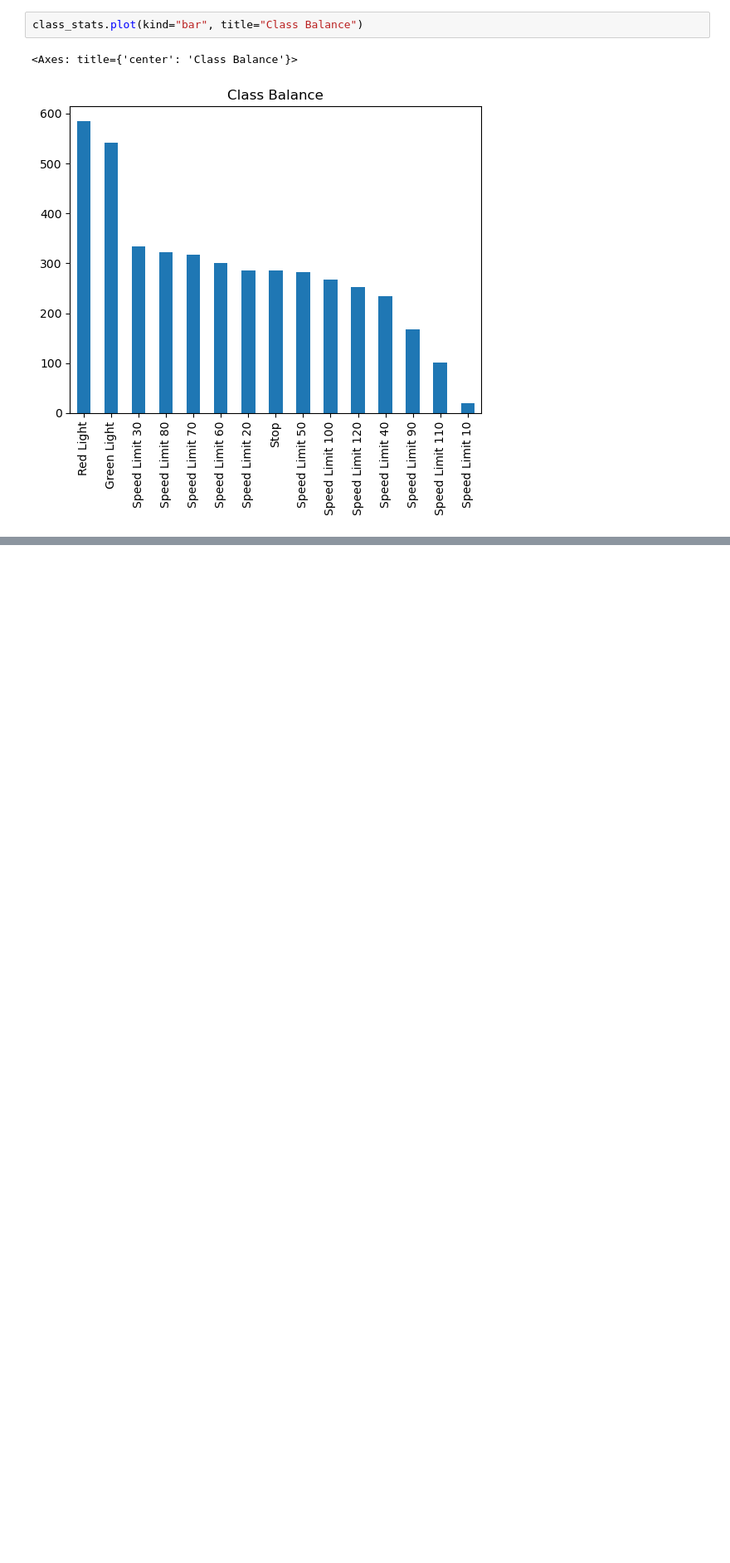
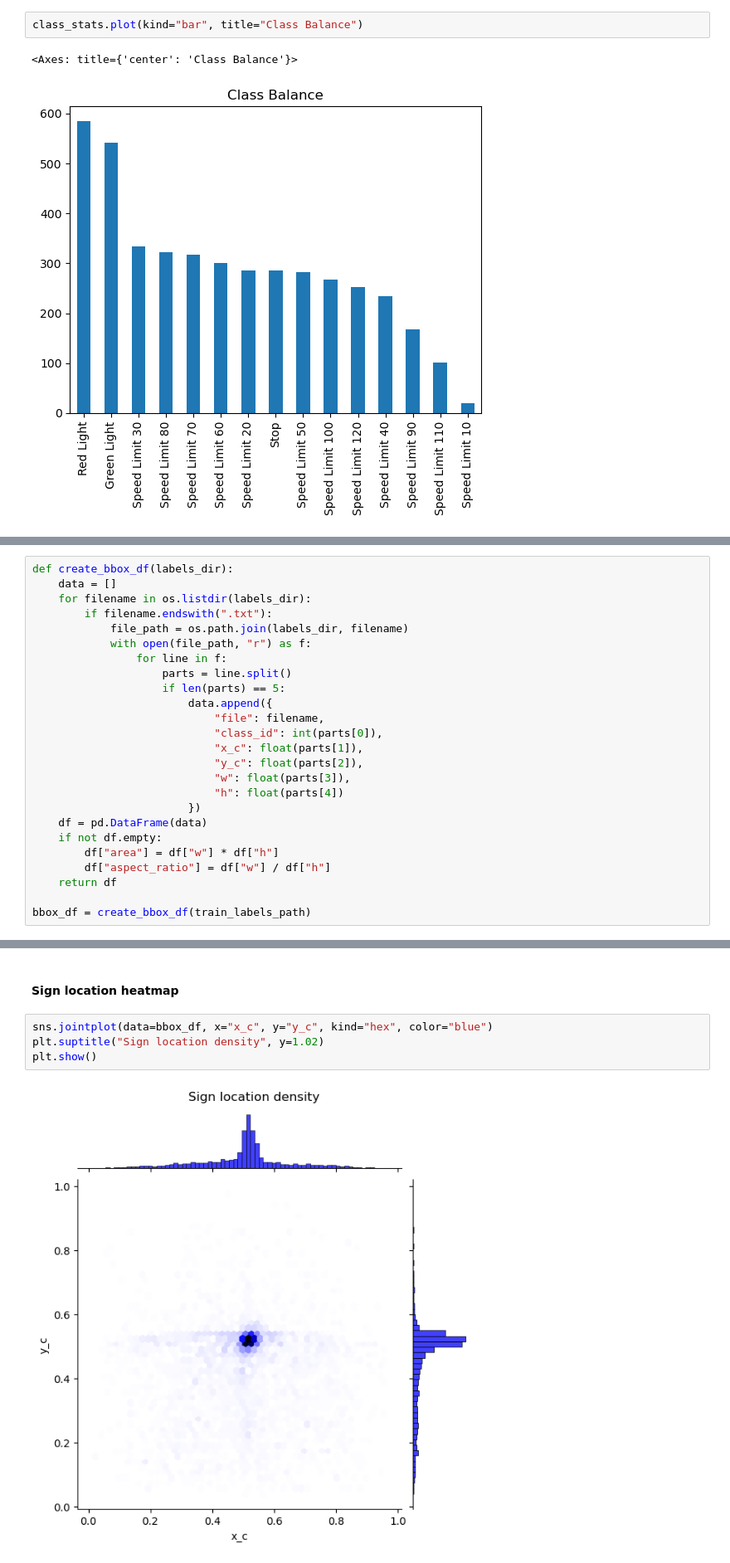
Before and after one commit to MrWlobo/Traffic_Sign_Detection, a Jupyter notebook: main.ipynb, the cells around one changed output, grey strips where cells are left out. Shown at 83% size. Drawn from its saved outputs; the diff is of its cells as text; blank space fills up the shorter version.

Commit message:
Added bbox analysis.

```diff
--- a/main.ipynb
+++ b/main.ipynb
@@ -120,0 +126,25 @@ class_stats.plot(kind="bar", title="Class Balance")
+# %%
+def create_bbox_df(labels_dir):
+    data = []
+    for filename in os.listdir(labels_dir):
+        if filename.endswith(".txt"):
+            file_path = os.path.join(labels_dir, filename)
+            with open(file_path, "r") as f:
+                for line in f:
+                    parts = line.split()
+                    if len(parts) == 5:
+                        data.append({
+                            "file": filename,
+                            "class_id": int(parts[0]),
+                            "x_c": float(parts[1]),
+                            "y_c": float(parts[2]),
+                            "w": float(parts[3]),
+                            "h": float(parts[4])
+                        })
+    df = pd.DataFrame(data)
+    if not df.empty:
+        df["area"] = df["w"] * df["h"]
+        df["aspect_ratio"] = df["w"] / df["h"]
+    return df
+
+bbox_df = create_bbox_df(train_labels_path)
@@ -120,0 +171,8 @@ class_stats.plot(kind="bar", title="Class Balance")
+# %% [markdown]
+#### Sign location heatmap
+# %%
+sns.jointplot(data=bbox_df, x="x_c", y="y_c", kind="hex", color="blue")
+plt.suptitle("Sign location density", y=1.02)
+plt.show()
+# %% [output]
+[figure, added]
```
Also changed, not shown: parts of 11 cells of this notebook.
